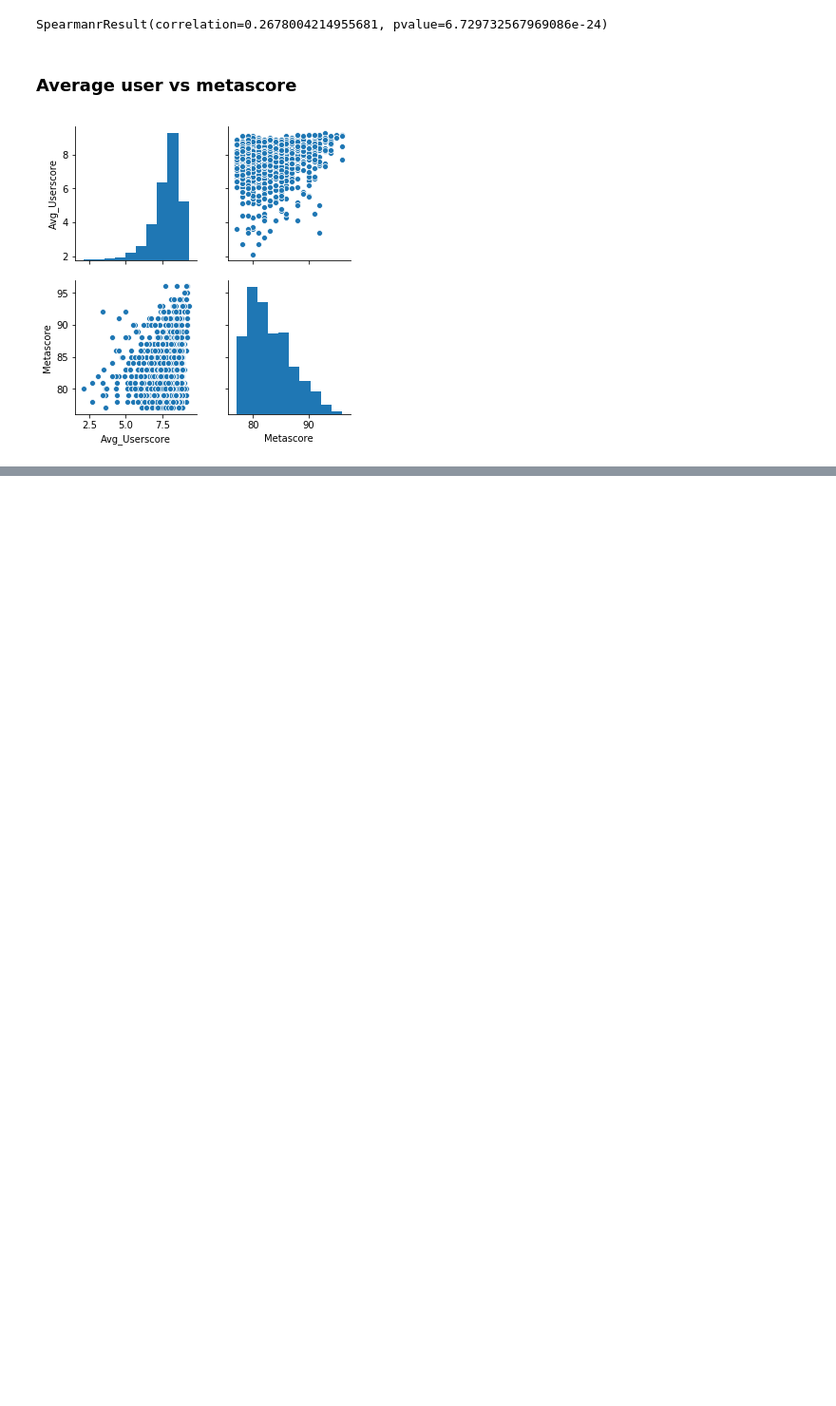
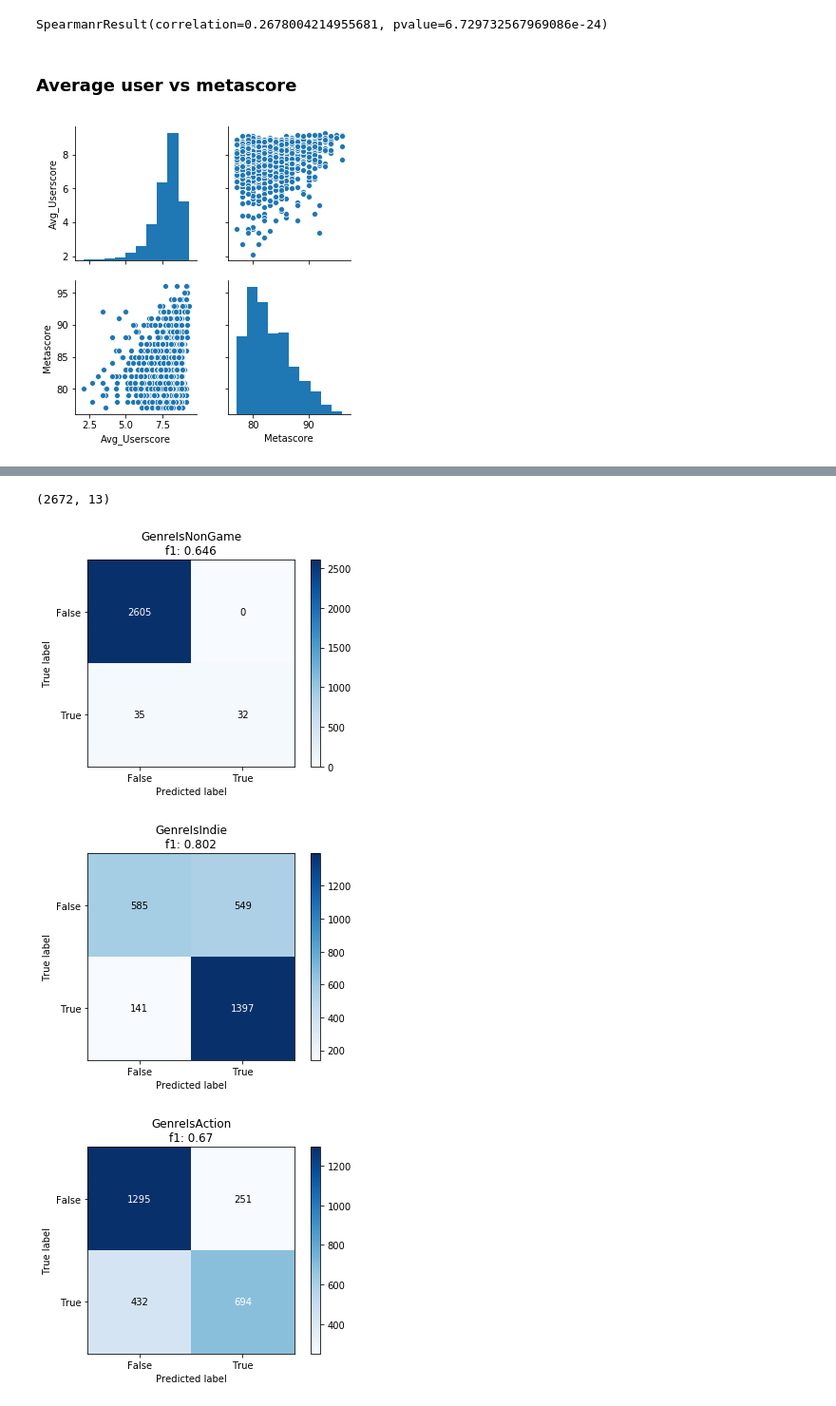
Before and after one commit to lambdaofgod/examples-counterexamples, a Jupyter notebook: notebooks/Game Recommendations.ipynb, the cells around one changed output, grey strips where cells are left out. Shown: that part at 95% size. Cells and saved outputs as stored; diff of their text form; code cells hidden in the pictures; blank space fills up the shorter version.

```diff
--- a/notebooks/Game Recommendations.ipynb
+++ b/notebooks/Game Recommendations.ipynb
@@ -88,0 +156,3 @@ sns.pairplot(pc_game_info_df[['Avg_Userscore', 'Metascore']]);
+# %%
+%%time
+word_embedding_vectorizer = mlutil.embeddings.WordEmbeddingsVectorizer.from_gensim_embedding_model('glove-wiki-gigaword-100')
@@ -88,0 +164,3 @@ sns.pairplot(pc_game_info_df[['Avg_Userscore', 'Metascore']]);
+# %%
+%%time
+steam_description_vectors = word_embedding_vectorizer.transform(steam_reviews_df['DetailedDescrip'])
@@ -88,0 +180,26 @@ sns.pairplot(pc_game_info_df[['Avg_Userscore', 'Metascore']]);
+# %%
+X = steam_description_vectors
+Y = steam_reviews_df[genre_columns]
+
+X_train, X_test, Y_train, Y_test = sklearn.model_selection.train_test_split(X, Y, test_size=0.2)
+# %%
+rf_clf = RandomForestClassifier(n_estimators=50, n_jobs=-1)
+rf_clf.fit(X_train, Y_train)
+
+Y_test_pred = rf_clf.predict(X_test)
+# %%
+Y_test.shape
+# %% [output]
+(2672, 13)
+# %%
+for i, col in enumerate(genre_columns):
+    pred = Y_test_pred[:, i]
+    y = Y_test.iloc[:, i]
+    f1_score = round(sklearn.metrics.f1_score(pred, y), 3)
+    scikitplot.metrics.plot_confusion_matrix(y, pred)
+    plt.title(col + '\nf1: ' + str(f1_score))
+    plt.show()
+# %% [output]
+[figure, added]
+[figure, added]
+[figure, added]
```
Also changed, not shown: parts of 15 cells of this notebook.
